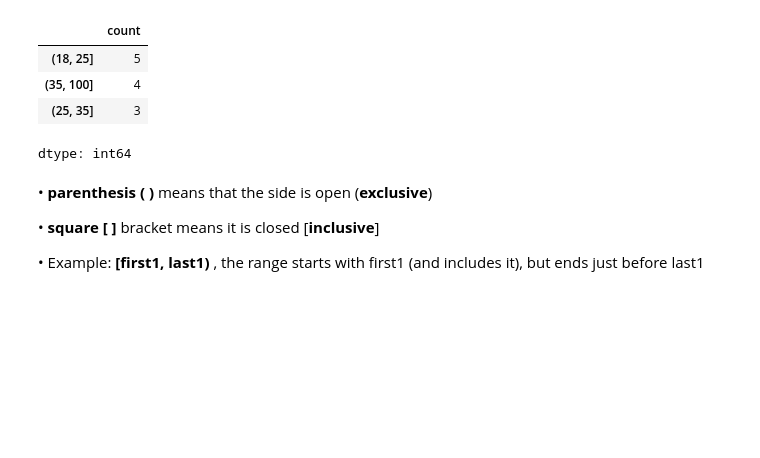
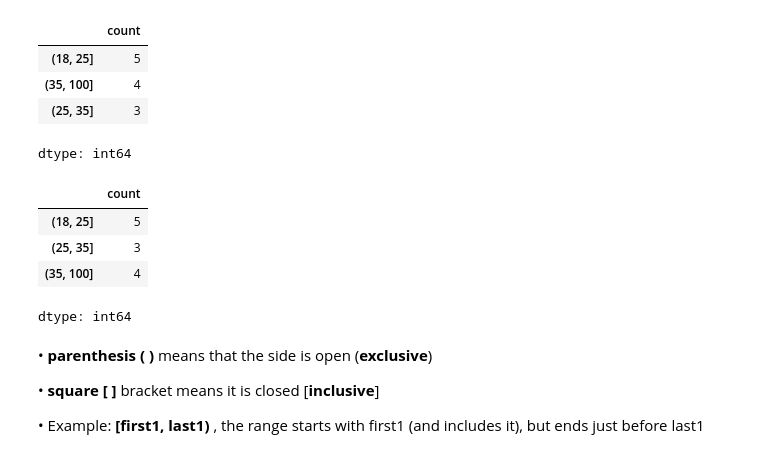
Before and after one commit to zuhairnasir/Master-Data-Science-Analytics, a Jupyter notebook: P153944_Week10_DataWrangling_20241215.ipynb, the cells around one changed output. Drawn from its saved outputs; the diff is of its cells as text; code cells hidden in the pictures; blank space fills up the shorter version.

```diff
--- a/P153944_Week10_DataWrangling_20241215.ipynb
+++ b/P153944_Week10_DataWrangling_20241215.ipynb
@@ -523,6 +526,14 @@ Interval(35, 100, closed='right')
 | (35, 100] | 4 |
 | (25, 35] | 3 |
 dtype: int64
+# %%
+age_cut.value_counts()
+# %% [output]
+|  | count |
+| (18, 25] | 5 |
+| (25, 35] | 3 |
+| (35, 100] | 4 |
+dtype: int64
 # %% [markdown]
 • **parenthesis ( )** means that the side is open (**exclusive**)
 
```
Also changed, not shown: parts of 3 cells of this notebook.
